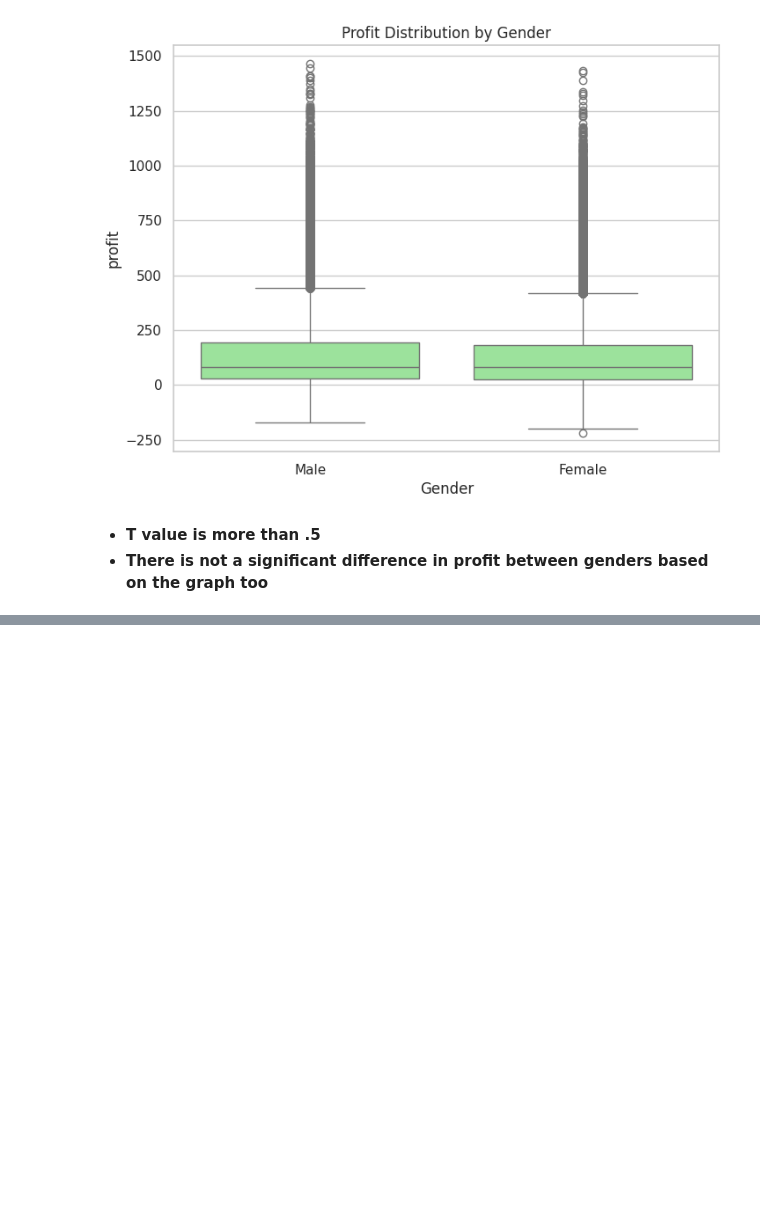
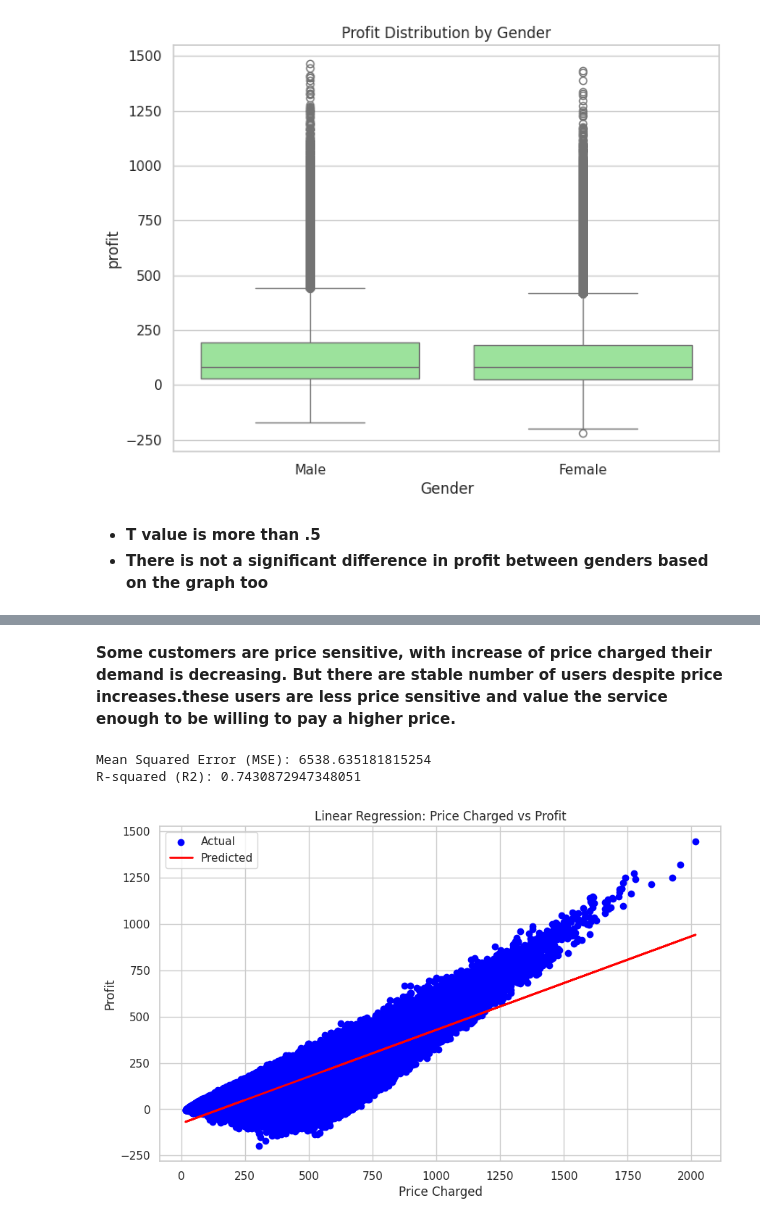
Before and after one commit to nuzats19/Week2_Cab-InvestmentEDA, a Jupyter notebook: EDA_of_cab_companies.ipynb, the cells around one changed output, grey strips where cells are left out. Saved outputs shown, nothing was run; the diff lists cells and outputs as text; code cells hidden in the pictures; blank space fills up the shorter version.

```diff
--- a/EDA_of_cab_companies.ipynb
+++ b/EDA_of_cab_companies.ipynb
@@ -730,0 +738,43 @@ T-statistic: 12.70131593950141, P-value: 5.921884821314785e-37
+# %% [markdown]
+**Some customers are price sensitive, with increase of price charged their demand is decreasing. But there are stable number of users despite price increases.these users are less price sensitive and value the service enough to be willing to pay a higher price.**
+# %%
+from sklearn.model_selection import train_test_split
+from sklearn.linear_model import LinearRegression
+from sklearn.metrics import mean_squared_error, r2_score
+
+# Prepare the data for regression
+X = final_df[['Price Charged']]
+y = final_df['profit']
+
+# Split data into training and test sets
+X_train, X_test, y_train, y_test = train_test_split(X, y, test_size=0.2, random_state=42)
+
+# Initialize Linear Regression model
+model = LinearRegression()
+
+# Fit the model
+model.fit(X_train, y_train)
+
+# Make predictions
+y_pred = model.predict(X_test)
+
+# Evaluate the model
+mse = mean_squared_error(y_test, y_pred)
+r2 = r2_score(y_test, y_pred)
+
+print(f'Mean Squared Error (MSE): {mse}')
+print(f'R-squared (R2): {r2}')
+
+# Plot the regression line
+plt.figure(figsize=(10, 6))
+plt.scatter(X_test, y_test, color='blue', label='Actual')
+plt.plot(X_test, y_pred, color='red', linewidth=2, label='Predicted')
+plt.title('Linear Regression: Price Charged vs Profit')
+plt.xlabel('Price Charged')
+plt.ylabel('Profit')
+plt.legend()
+plt.show()
+# %% [output]
+Mean Squared Error (MSE): 6538.635181815254
+R-squared (R2): 0.7430872947348051
+[figure, added]
```
Also changed, not shown: parts of 5 cells of this notebook.
